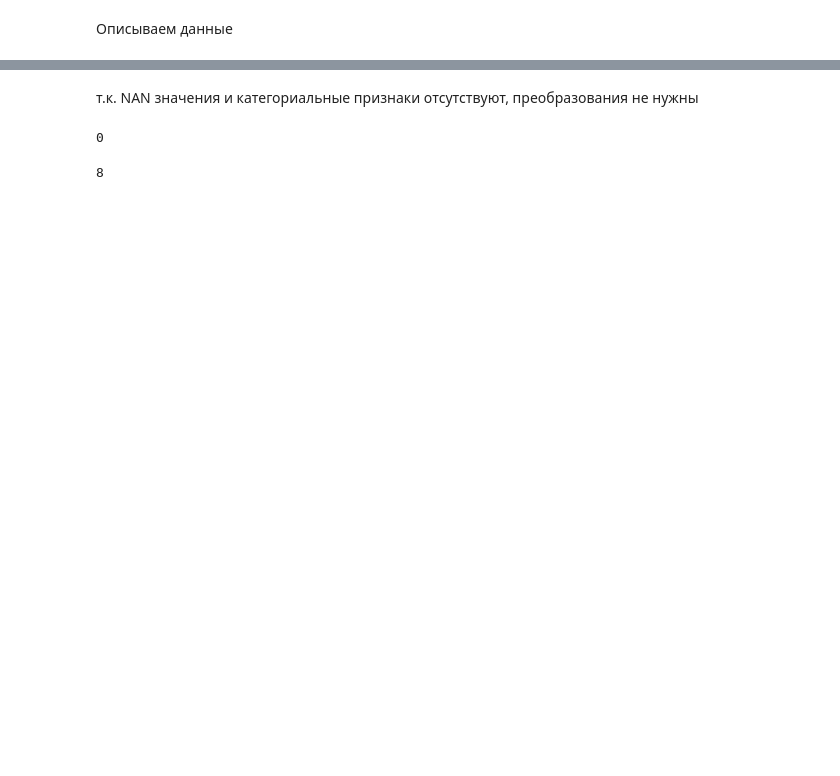
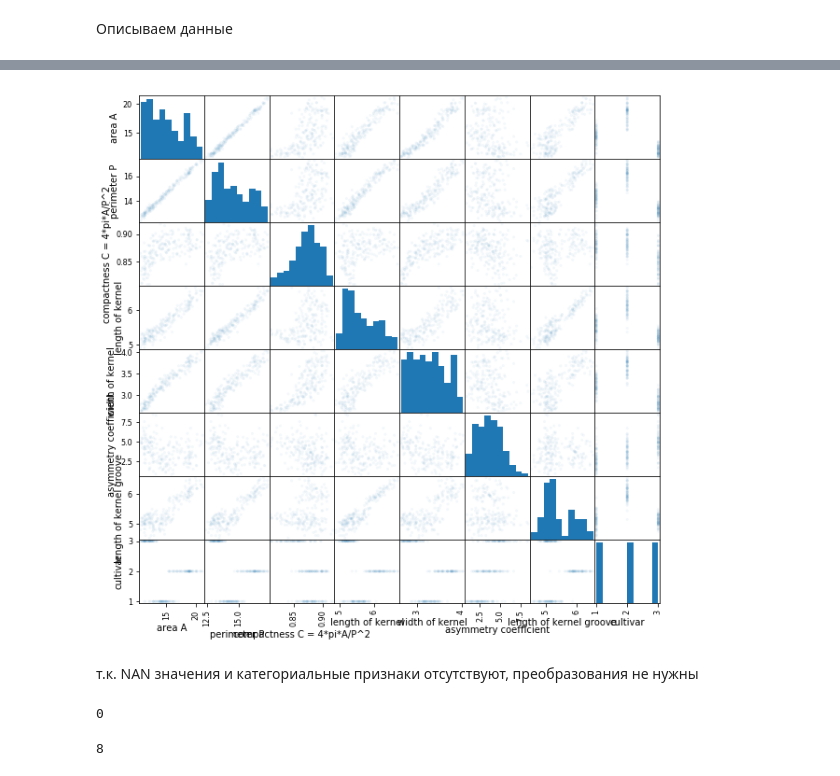
Before and after one commit to krist311/ML, a Jupyter notebook: 2509/2509.ipynb, the cells around one changed output, grey strips where cells are left out. Drawn from its saved outputs; the diff is of its cells as text; code cells hidden in the pictures; blank space fills up the shorter version.

```diff
--- a/2509/2509.ipynb
+++ b/2509/2509.ipynb
@@ -29,6 +29,13 @@ data.describe()
 | 50% | 14.355000 | 14.320000 | 0.873450 | 5.523500 | 3.237000 | 3.599000 | ... |
 | 75% | 17.305000 | 15.715000 | 0.887775 | 5.979750 | 3.561750 | 4.768750 | ... |
 | max | 21.180000 | 17.250000 | 0.918300 | 6.675000 | 4.033000 | 8.456000 | ... |
+# %%
+data.corr()
+from pandas.plotting import scatter_matrix
+scatter_matrix(data, alpha = .05, figsize = (10, 10))
+pass
+# %% [output]
+[figure, added]
 # %% [markdown]
 т.к. NAN значения и категориальные признаки отсутствуют, преобразования не нужны
 # %%
```
Also changed, not shown: parts of 3 cells of this notebook.
